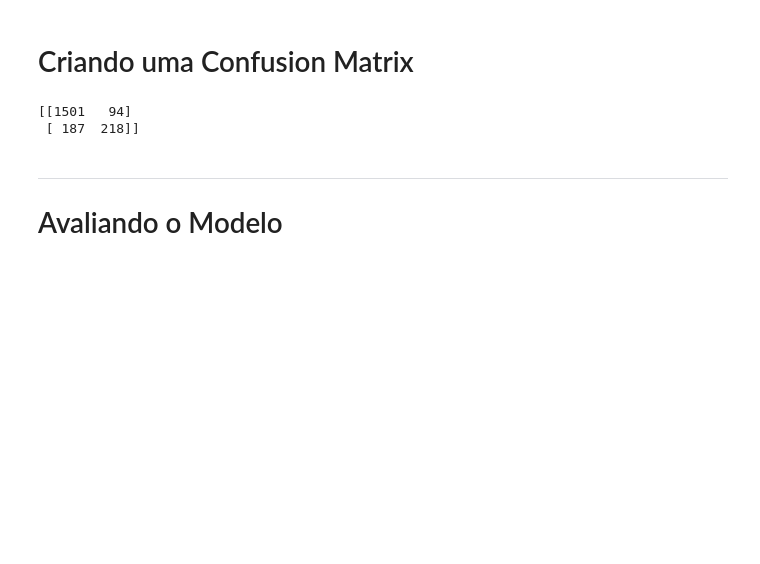
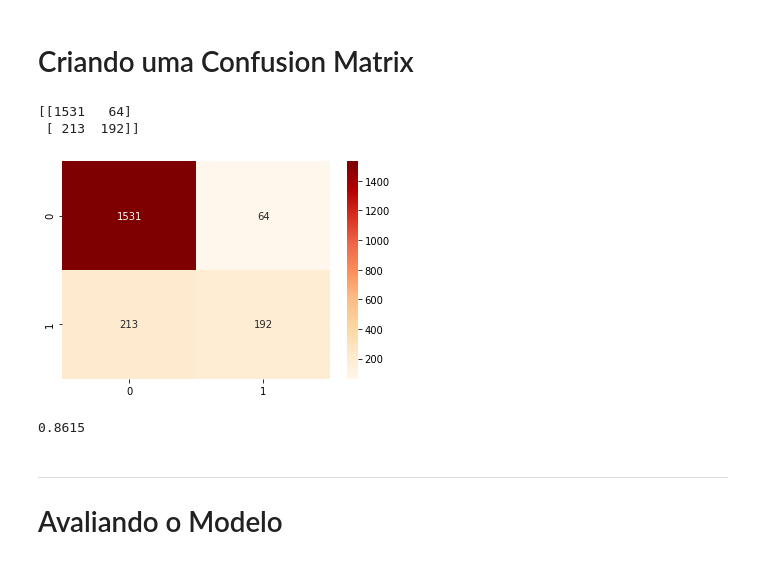
Before and after one commit to deeplearningunb/building-ann, a Jupyter notebook: Evaluate_Improving_Tuning.ipynb, the cells around one changed output. Saved outputs shown, nothing was run; the diff lists cells and outputs as text; code cells hidden in the pictures; blank space fills up the shorter version.

```diff
--- a/Evaluate_Improving_Tuning.ipynb
+++ b/Evaluate_Improving_Tuning.ipynb
@@ -96,15 +96,15 @@ ann = tf.keras.models.Sequential()
 # %% [markdown]
 ### Adding the input layer and the first hidden layer
 # %%
-ann.add(tf.keras.layers.Dense(units=6, activation='relu'))
+ann.add(tf.keras.layers.Dense(units=6, activation='selu'))
 # %% [markdown]
 ### Adding the second hidden layer
 # %%
-ann.add(tf.keras.layers.Dense(units=6, activation='relu'))
+ann.add(tf.keras.layers.Dense(units=6, activation='selu'))
 # %% [markdown]
 ### Adding the output layer
 # %%
-ann.add(tf.keras.layers.Dense(units=1, activation='sigmoid'))
+ann.add(tf.keras.layers.Dense(units=1, activation='softplus'))
 # %% [markdown]
 ## Part 3 - Training the ANN
 # %% [markdown]
@@ -167,8 +167,20 @@ from sklearn.metrics import confusion_matrix
 cm = confusion_matrix(y_test, y_pred)
 print(cm)
 # %% [output]
-[[1501   94]
- [ 187  218]]
+[[1531   64]
+ [ 213  192]]
+# %%
+import matplotlib.pyplot as plt
+import seaborn as sns
+sns.heatmap(confusion_matrix(y_test, y_pred), cmap='OrRd', annot=True, fmt='2.0f')
+plt.show()
+# %% [output]
+[figure, added]
+# %%
+from sklearn.metrics import accuracy_score
+accuracy_score(y_test, y_pred)
+# %% [output]
+0.8615
 # %% [markdown]
 ---
 # Avaliando o Modelo
```
Also changed, not shown: parts of 10 cells of this notebook.
